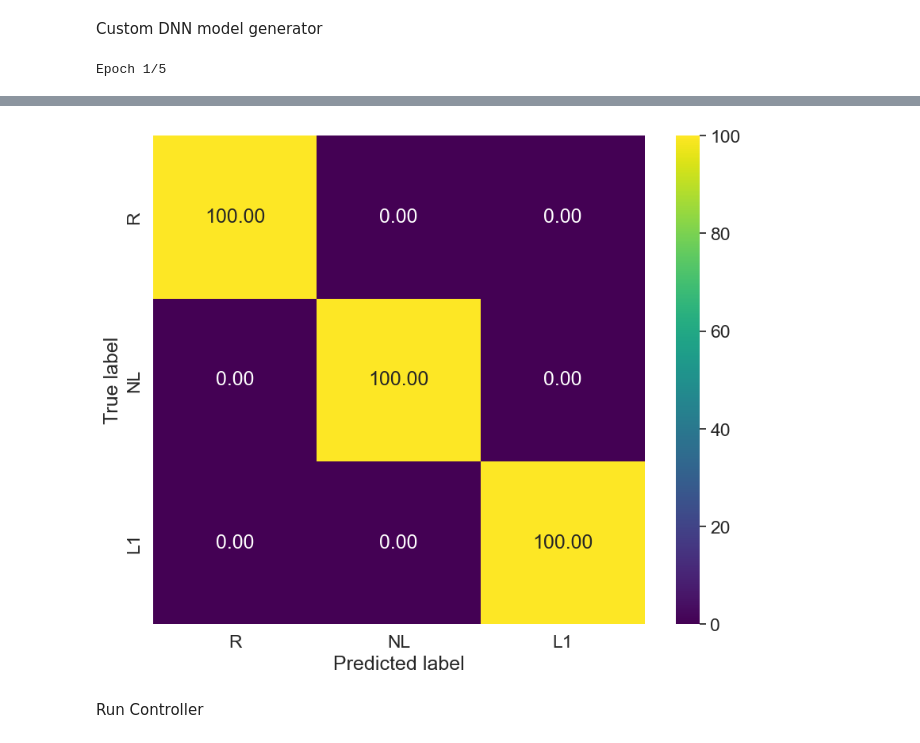
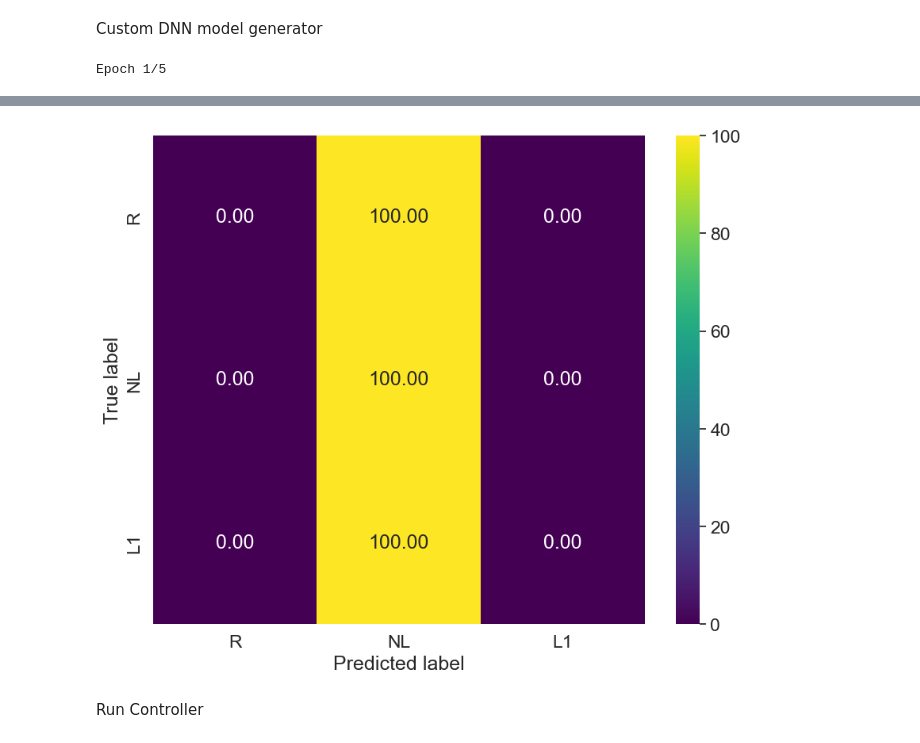
Before and after one commit to StackMonkey/Transparent-control-with-LSTM-and-FMG, a Jupyter notebook: LSTM and RNN examples/HighLevelController.ipynb, the cells around one changed output, grey strips where cells are left out. Drawn from its saved outputs; the diff is of its cells as text; code cells hidden in the pictures.

```diff
--- a/LSTM and RNN examples/HighLevelController.ipynb
+++ b/LSTM and RNN examples/HighLevelController.ipynb
@@ -251,7 +251,7 @@ y_test = keras.utils.to_categorical(y_test, num_classes=3)
 ### Model
 def create_model():
     model = keras.Sequential([
-        keras.layers.Dense(512, activation='relu', input_dim=8),
+        keras.layers.Dense(512, activation='relu', input_dim=1),
         keras.layers.Dense(256, activation='relu'),
         keras.layers.Dense(128, activation='relu'),
         keras.layers.Dense(32, activation='relu'),
@@ -1051,6 +1051,18 @@ Custom DNN model generator
 # Make Custom model
 # med udstrækt arm: armbånd starter 9.1 cm fra midten af albuen med boksen centreret nogenlunde
 #
+def create_model():
+    model = keras.Sequential([
+        keras.layers.Dense(512, activation='relu', input_dim=1),
+        keras.layers.Dense(256, activation='relu'),
+        keras.layers.Dense(128, activation='relu'),
+        keras.layers.Dense(32, activation='relu'),
+        keras.layers.Dense(3, activation='softmax')
+    ])
+    # Compile the model with a lower learning rate and gradient clipping
+    optimizer = keras.optimizers.Adam(learning_rate=0.001, clipvalue=1.0)
+    model.compile(optimizer=optimizer, loss='categorical_crossentropy', metrics=['accuracy'])
+    return model
 
 calibrationData = []
 FSRreading = list()
@@ -1086,29 +1098,29 @@ caldatax = [dat[0] for dat in calibrationData]
 callabels = [lab[1] for lab in calibrationData]
 
 ### Preprocess the data
-features = caldatax
+features = np.mean(caldatax,axis=1)
 labels = callabels
 
 # Normalize features
-scaler = StandardScaler()
-features = scaler.fit_transform(features)
+#scaler = StandardScaler()
+#features = scaler.fit_transform(features)
 # Split the data
 x_train, x_test, y_train, y_test = train_test_split(features, labels, test_size=0.3, random_state=42,shuffle=True)
 
 # Normalisation of data
-mean_cols = np.mean(x_train, axis=0)
-std_cols = np.std(x_train, axis=0)
+#mean_cols = np.mean(x_train, axis=0)
+#std_cols = np.std(x_train, axis=0)
                                                           # Normalization: mean = 0 and std = 1
-X_train_norm_1 = (x_train - mean_cols)/std_cols         # Training set mean and std will be used for test normalization
-X_test_norm_1 = (x_test - mean_cols)/std_cols           # Each column will have mean = 0 and std = 1
+#X_train_norm_1 = (x_train - mean_cols)/std_cols         # Training set mean and std will be used for test normalization
+#X_test_norm_1 = (x_test - mean_cols)/std_cols           # Each column will have mean = 0 and std = 1
 
 # SOMI are following 4 lines
-X_train_sort = np.sort(X_train_norm_1, axis=1,)
-X_test_sort = np.sort(X_test_norm_1, axis=1)
-X_train_norm = X_train_sort/np.max(abs(X_train_sort), axis = 1)[:,None]
-X_test_norm = X_test_sort/np.max(abs(X_test_sort), axis = 1)[:,None]
-x_train=X_train_norm_1
-x_test=X_test_norm_1
+#X_train_sort = np.sort(X_train_norm_1, axis=1,)
+#X_test_sort = np.sort(X_test_norm_1, axis=1)
+#X_train_norm = X_train_sort/np.max(abs(X_train_sort), axis = 1)[:,None]
+#X_test_norm = X_test_sort/np.max(abs(X_test_sort), axis = 1)[:,None]
+#x_train=X_train_norm_1
+#x_test=X_test_norm_1
 
 # Convert labels to one-hot encoding
 y_train = keras.utils.to_categorical(y_train, num_classes=3)
@@ -1213,5 +1225,5 @@ Test loss: 0.0000, Test accuracy: 1.0000
 68/68 ━━━━━━━━━━━━━━━━━━━━ 0s 1ms/step
-[figure, old version]
+[figure, new version]
 # %% [markdown]
 Run Controller
 # %%
```
Also changed, not shown: parts of 6 cells of this notebook.
